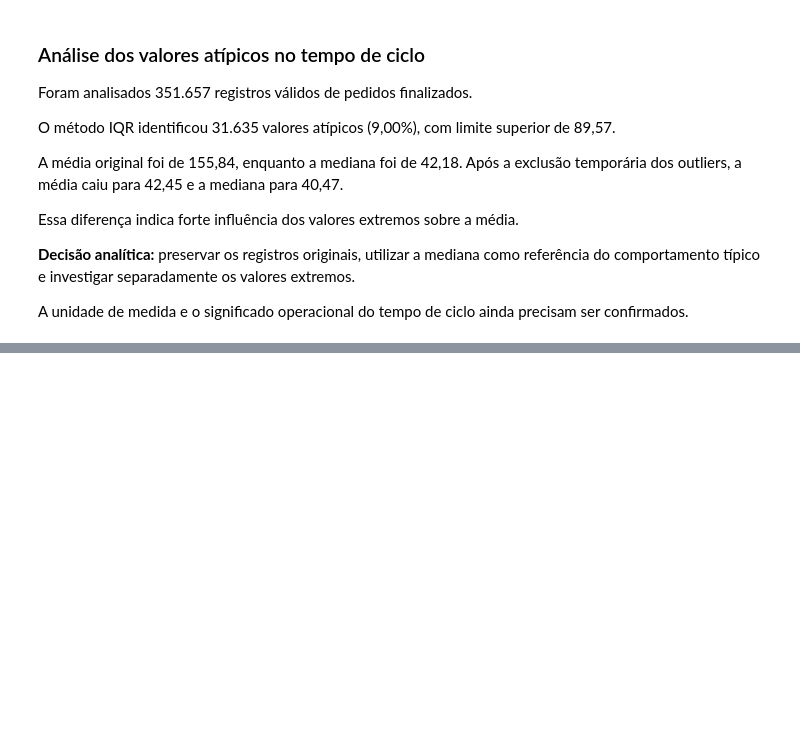
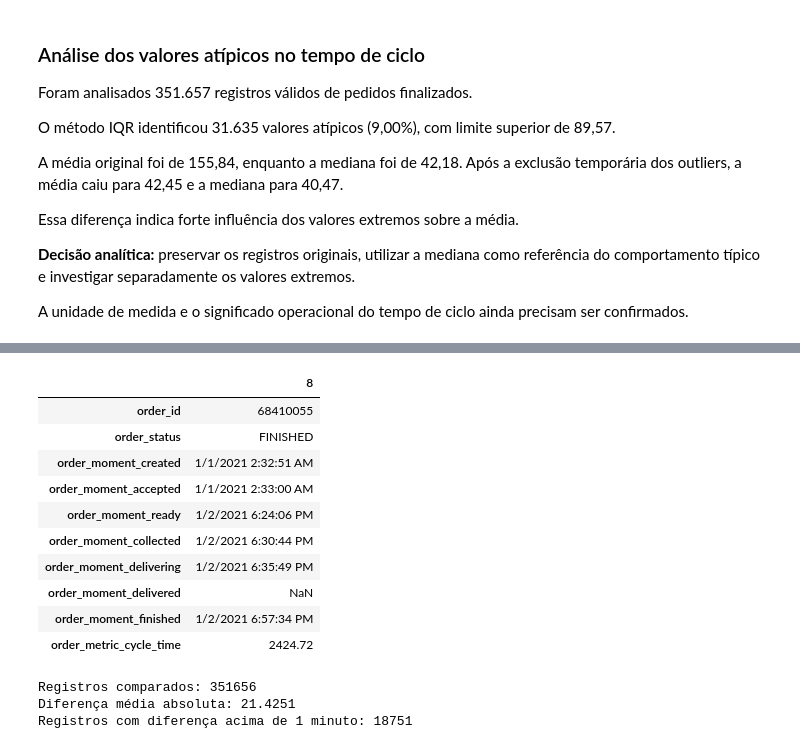
Before and after one commit to DanielDevCC26/ai-customer-intelligence, a Jupyter notebook: notebooks/01_data_exploration.ipynb, the cells around one changed output, grey strips where cells are left out. Cells and saved outputs as stored; diff of their text form; code cells hidden in the pictures; blank space fills up the shorter version.

```diff
--- a/notebooks/01_data_exploration.ipynb
+++ b/notebooks/01_data_exploration.ipynb
@@ -205,0 +265,64 @@ A unidade de medida e o significado operacional do tempo de ciclo ainda precisam
+# %%
+colunas_investigacao = [
+    "order_id",
+    "order_status",
+    "order_moment_created",
+    "order_moment_accepted",
+    "order_moment_ready",
+    "order_moment_collected",
+    "order_moment_delivering",
+    "order_moment_delivered",
+    "order_moment_finished",
+    "order_metric_cycle_time"
+]
+
+pedidos.loc[
+    pedidos["order_id"] == 68410055,
+    colunas_investigacao
+].T
+# %% [output]
+|  | 8 |
+| order_id | 68410055 |
+| order_status | FINISHED |
+| order_moment_created | 1/1/2021 2:32:51 AM |
+| order_moment_accepted | 1/1/2021 2:33:00 AM |
+| order_moment_ready | 1/2/2021 6:24:06 PM |
+| order_moment_collected | 1/2/2021 6:30:44 PM |
+| order_moment_delivering | 1/2/2021 6:35:49 PM |
+| order_moment_delivered | NaN |
+| order_moment_finished | 1/2/2021 6:57:34 PM |
+| order_metric_cycle_time | 2424.72 |
+# %%
+validacao = pedidos_finalizados[
+    [
+        "order_moment_created",
+        "order_moment_finished",
+        "order_metric_cycle_time"
+    ]
+].dropna().copy()
+
+inicio = pd.to_datetime(validacao["order_moment_created"])
+fim = pd.to_datetime(validacao["order_moment_finished"])
+
+validacao["tempo_calculado"] = (
+    (fim - inicio).dt.total_seconds() / 60
+)
+
+validacao["diferenca_absoluta"] = (
+    validacao["order_metric_cycle_time"]
+    - validacao["tempo_calculado"]
+).abs()
+
+print("Registros comparados:", len(validacao))
+print(
+    "Diferença média absoluta:",
+    round(validacao["diferenca_absoluta"].mean(), 4)
+)
+print(
+    "Registros com diferença acima de 1 minuto:",
+    (validacao["diferenca_absoluta"] > 1).sum()
+)
+# %% [output]
+Registros comparados: 351656
+Diferença média absoluta: 21.4251
+Registros com diferença acima de 1 minuto: 18751
```
Also changed, not shown: parts of 6 cells of this notebook.
